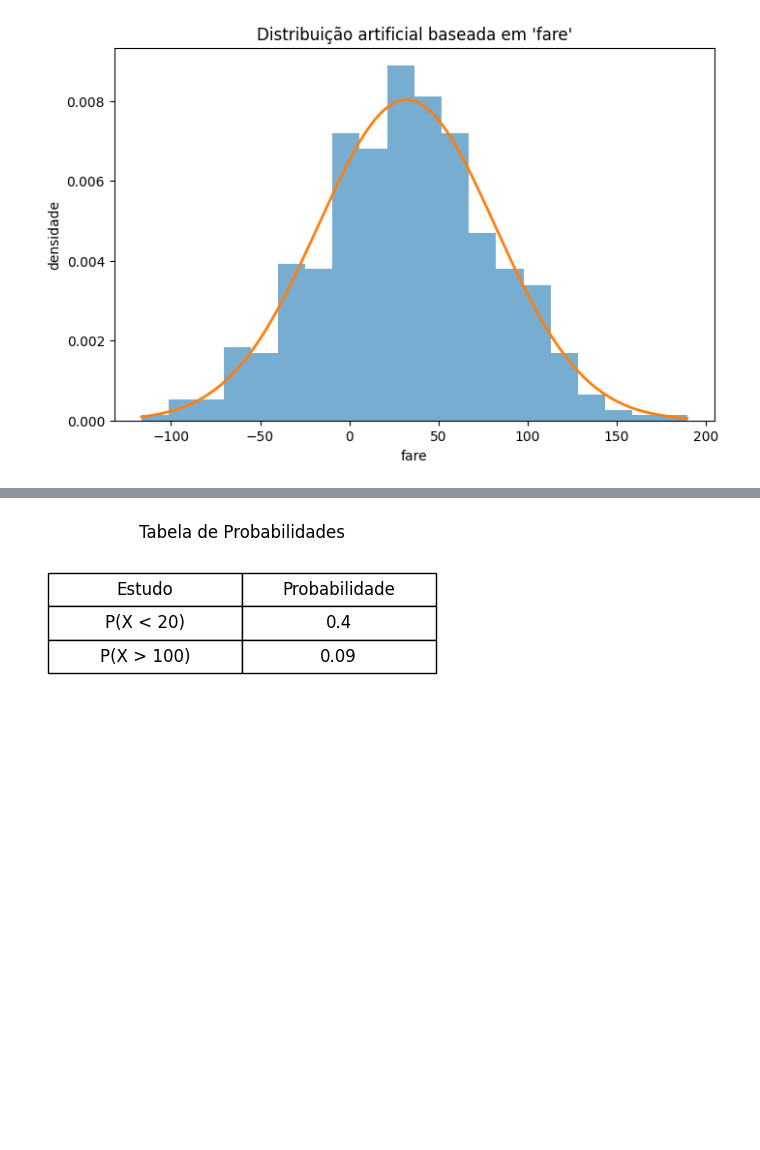
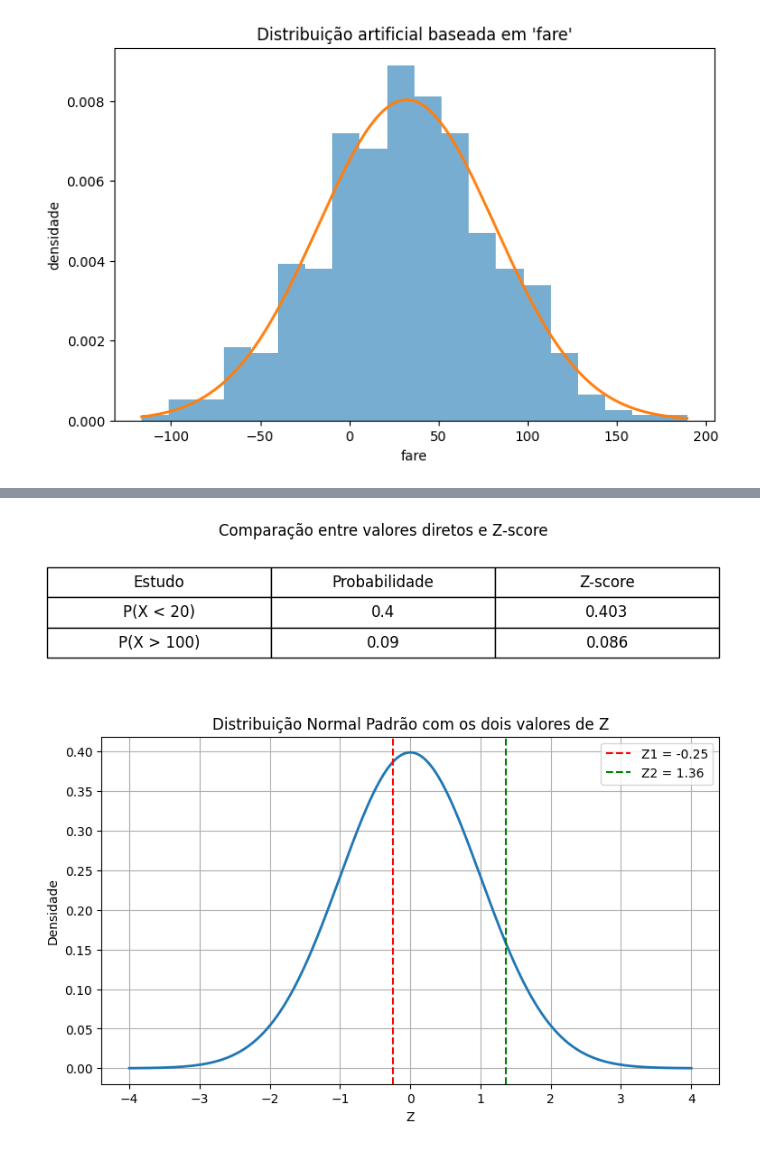
Before and after one commit to falloutdey/Atividade1_LLM_e_Estatistica, a Jupyter notebook: Atividade1_LLM_e_Estatistica.ipynb, the cells around one changed output, grey strips where cells are left out. Saved outputs shown, nothing was run; the diff lists cells and outputs as text; code cells hidden in the pictures; blank space fills up the shorter version.

```diff
--- a/Atividade1_LLM_e_Estatistica.ipynb
+++ b/Atividade1_LLM_e_Estatistica.ipynb
@@ -115,36 +125,55 @@ import numpy as np
 import pandas as pd
 from scipy.stats import norm
 import seaborn as sb
 
 #Inserção dos Dados
 dados = sb.load_dataset("titanic")
 dados = dados["fare"].dropna()
 
 #Calcular média e desvio padrão
 media = dados.mean()
 sigma = dados.std()
 
 #Estudo 1
 valor1 = 20
 p1 = norm.cdf(valor1, media, sigma)
 z1 = (valor1 - media) / sigma
+p1_z = norm.cdf(z1)
 
 #Estudo 2
 valor2 = 100
 p2 = 1 - norm.cdf(valor2, media, sigma)
 z2 = (valor2 - media) / sigma
+p2_z = 1 - norm.cdf(z2)
 
 #Tabela
-df_tabela = pd.DataFrame({"Estudo" : ["P(X < 20)", "P(X > 100)"], "Probabilidade" : [round(p1, 2), round(p2,2)]})
+df = pd.DataFrame({"Estudo" : ["P(X < 20)", "P(X > 100)"], "Probabilidade" : [round(p1, 2), round(p2,2)], "Z-score": [round(p1_z,3), round(p2_z,3)]})
 
-fig, ax = plt.subplots(figsize=(5,2))
+fig, ax = plt.subplots(figsize=(8,2))
 ax.axis('off')
-tabela = ax.table(cellText=df_tabela.values, colLabels=df_tabela.columns, cellLoc='center', loc='center')
-tabela.scale(1,2)
+tabela = ax.table(cellText=df.values, colLabels=df.columns, cellLoc='center', loc='center')
+tabela.scale(1.2,2)
 tabela.auto_set_font_size(False)
 tabela.set_fontsize(12)
+plt.title("Comparação entre valores diretos e Z-score")
+plt.show()
 
-plt.title("Tabela de Probabilidades")
+# Gráfico
+z_axis = np.linspace(-4, 4, 500)
+normal_padrao = norm.pdf(z_axis)
+
+plt.figure(figsize=(8.83,5))
+plt.plot(z_axis, normal_padrao, linewidth=2)
+plt.grid(True)
+
+plt.axvline(z1, color="red", linestyle="--", label=f"Z1 = {round(z1,2)}")
+plt.axvline(z2, color="green", linestyle="--", label=f"Z2 = {round(z2,2)}")
+
+plt.title("Distribuição Normal Padrão com os dois valores de Z")
+plt.xlabel("Z")
+plt.ylabel("Densidade")
+plt.legend()
 plt.show()
 # %% [output]
-[figure, old version]
+[figure, new version]
+[figure, added]
```
Also changed, not shown: parts of 6 cells of this notebook.
